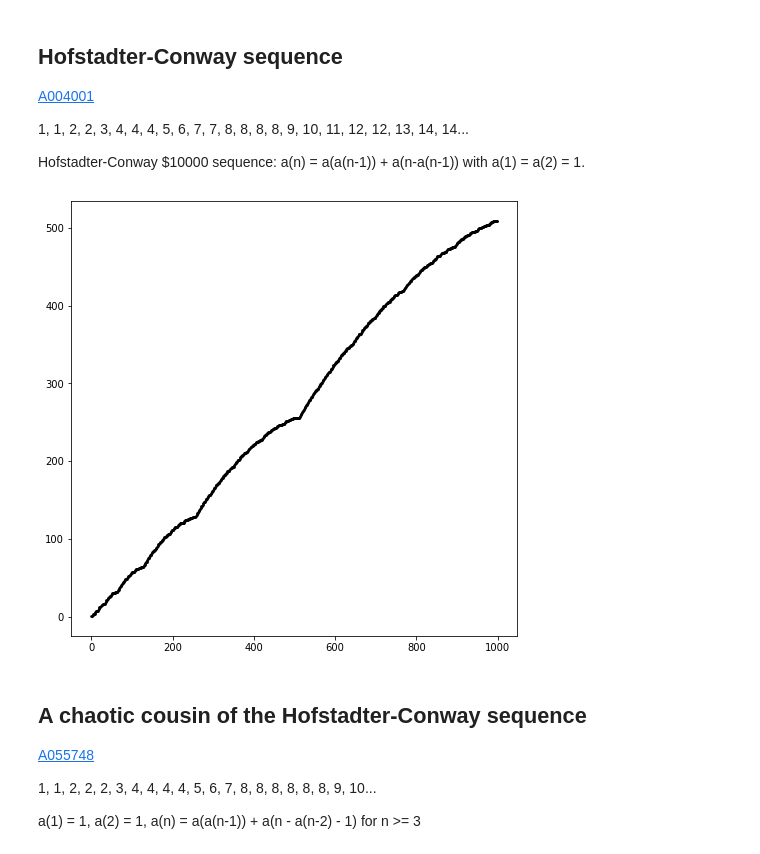
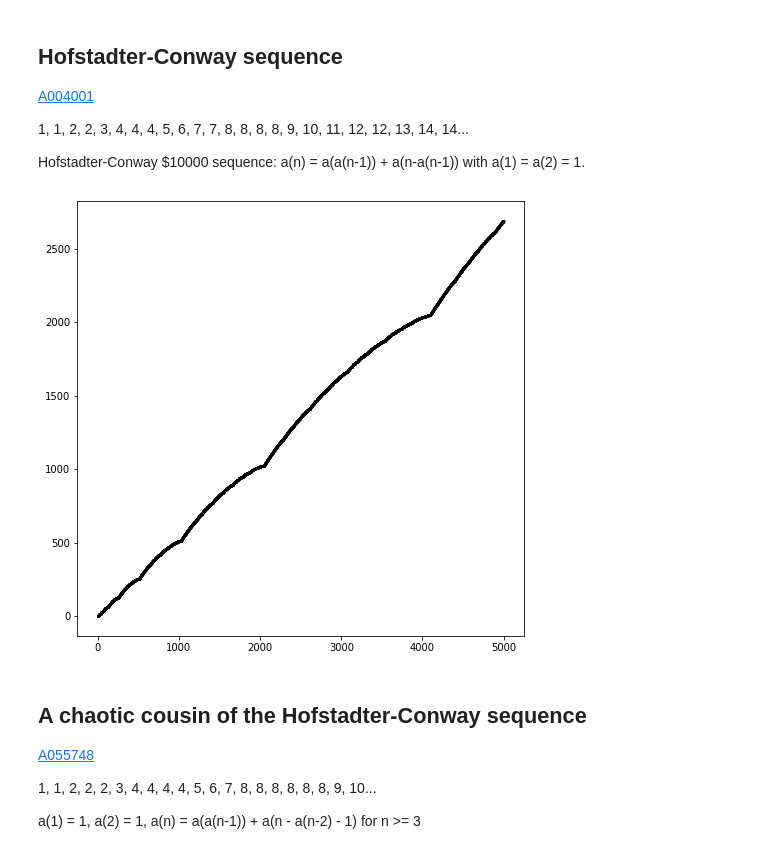
Before and after one commit to nekrasovp/nekrasovp.github.io, a Jupyter notebook: content/Number-sequences.ipynb, the cells around one changed output. Drawn from its saved outputs; the diff is of its cells as text; code cells hidden in the pictures.

```diff
--- a/content/Number-sequences.ipynb
+++ b/content/Number-sequences.ipynb
@@ -245,7 +234,7 @@ show_scatter(hofs_a)
 Hofstadter-Conway $10000 sequence: a(n) = a(a(n-1)) + a(n-a(n-1)) with a(1) = a(2) = 1.
 # %%
 hofsconw = {}
-for n in range(1000):
+for n in range(5000):
     if n<=2:
         hofsconw[n] = 1
     else:
@@ -255,7 +242,7 @@ hofsconw_a = [v for v in hofsconw.values()]
-# %%
-show_scatter(hofsconw_a)
-# %% [output]
-[figure, removed]
+# %%
+show_scatter(list(hofsconw.values()))
+# %% [output]
+[figure, added]
 # %% [markdown]
 ## A chaotic cousin of the Hofstadter-Conway sequence
 [A055748](https://oeis.org/A055748)
```
Also changed, not shown: parts of 21 cells of this notebook, 3 other files.
